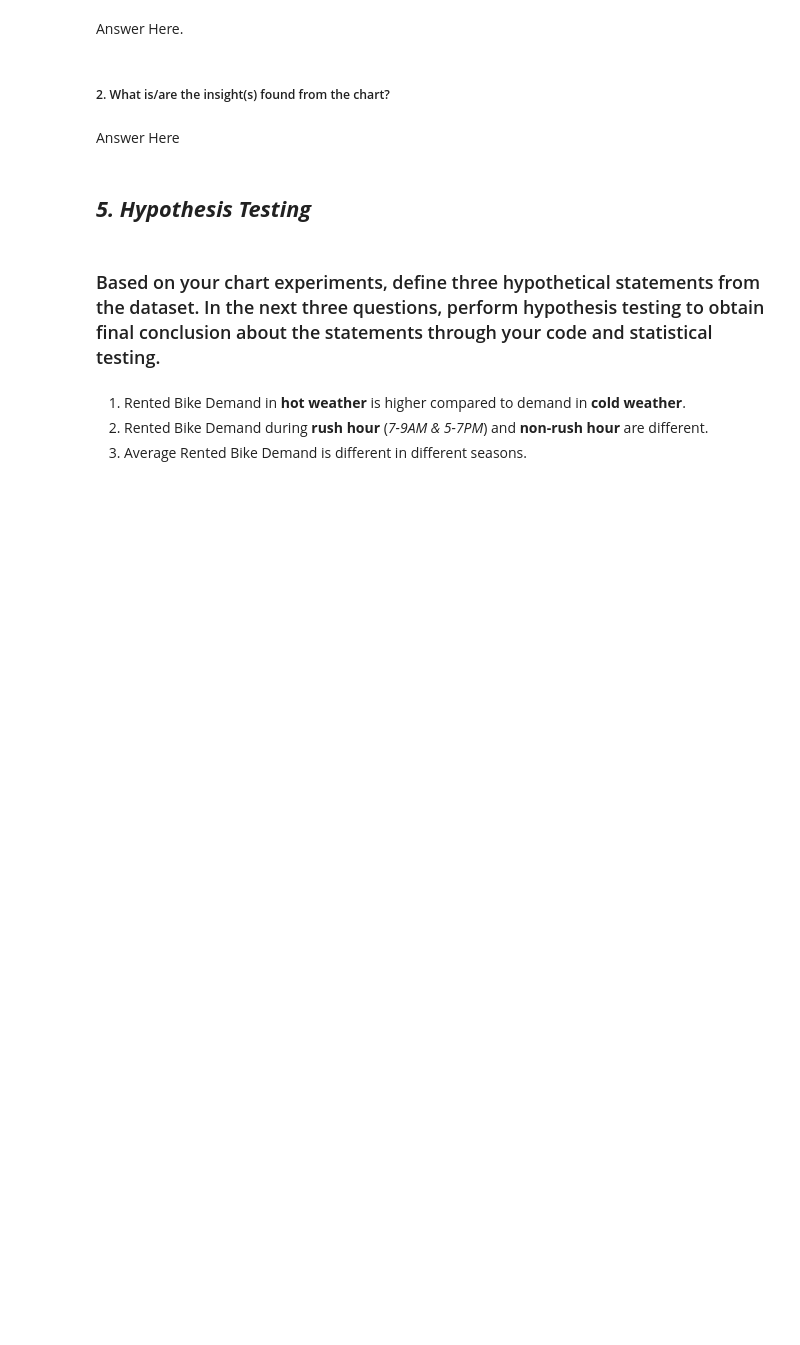
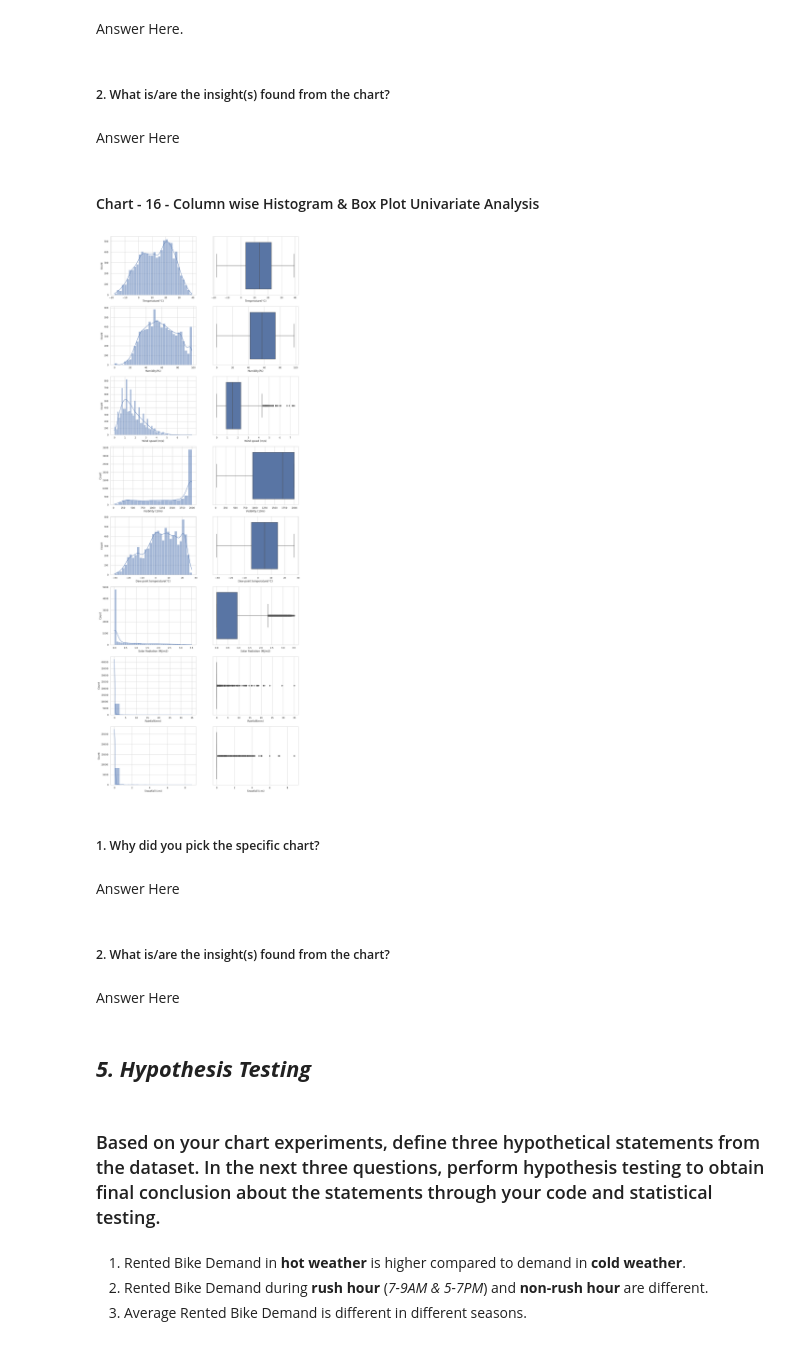
Before and after one commit to ayush9304/BikeSharingDemandPrediction, a Jupyter notebook: Bike_Sharing_Demand_Prediction.ipynb, the cells around one changed output. Drawn from its saved outputs; the diff is of its cells as text; code cells hidden in the pictures; blank space fills up the shorter version.

```diff
--- a/Bike_Sharing_Demand_Prediction.ipynb
+++ b/Bike_Sharing_Demand_Prediction.ipynb
@@ -812,6 +812,34 @@ Answer Here.
 ##### 2. What is/are the insight(s) found from the chart?
 # %% [markdown]
 Answer Here
+# %% [markdown]
+#### Chart - 16 - Column wise Histogram & Box Plot Univariate Analysis
+# %%
+# Numeric Columns
+num_cols = ['Temperature(°C)', 'Humidity(%)',
+        'Wind speed (m/s)', 'Visibility (10m)', 'Dew point temperature(°C)',
+        'Solar Radiation (MJ/m2)', 'Rainfall(mm)',	'Snowfall (cm)']
+
+n = len(num_cols)
+plt.figure(figsize=(16, 48))
+
+i = 1
+for col in num_cols:
+  plt.subplot(n, 2, i)
+  sns.histplot(x=df[col], kde=True)
+  plt.subplot(n, 2, i+1)
+  sns.boxplot(x=df[col])
+  i += 2
+# %% [output]
+[figure, added]
+# %% [markdown]
+##### 1. Why did you pick the specific chart?
+# %% [markdown]
+Answer Here
+# %% [markdown]
+##### 2. What is/are the insight(s) found from the chart?
+# %% [markdown]
+Answer Here
 # %% [markdown]
 ## ***5. Hypothesis Testing***
 # %% [markdown]
```
Also changed, not shown: parts of 51 cells of this notebook.
